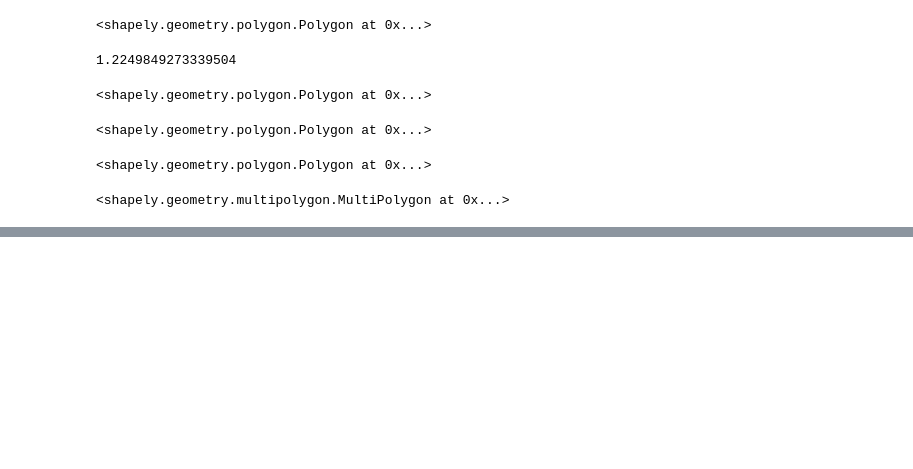
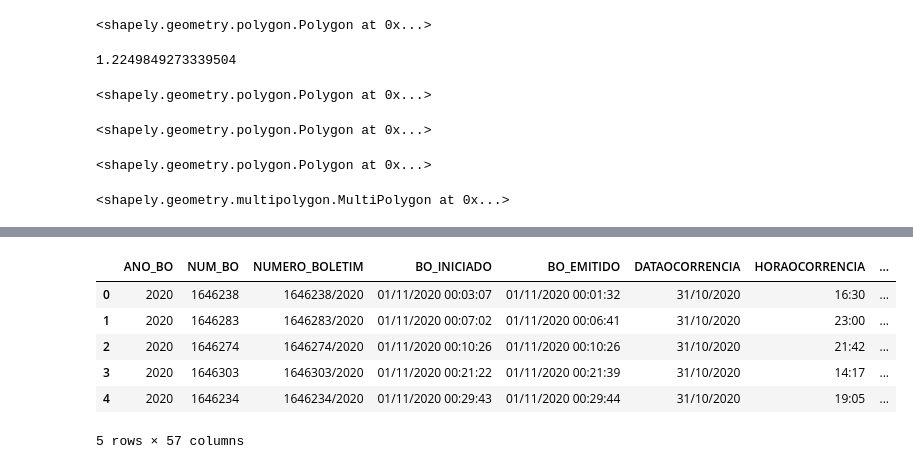
Before and after one commit to WesleyJw/Learning, a Jupyter notebook: Geoestatistica_pdi/GeopandasIntroduction.ipynb, the cells around one changed output, grey strips where cells are left out. Saved outputs shown, nothing was run; the diff lists cells and outputs as text; code cells hidden in the pictures; blank space fills up the shorter version.

```diff
--- a/Geoestatistica_pdi/GeopandasIntroduction.ipynb
+++ b/Geoestatistica_pdi/GeopandasIntroduction.ipynb
@@ -355,0 +373,11 @@ si_metric
+# %%
+roubos_ph = pd.read_excel("/home/wesley/Downloads/DatasetsTutorials/GeopandasCurse/dados_roubo_celular_sp_2020.xlsx")
+roubos_ph.head()
+# %% [output]
+|  | ANO_BO | NUM_BO | NUMERO_BOLETIM | BO_INICIADO | BO_EMITIDO | DATAOCORRENCIA | HORAOCORRENCIA | ... |
+| 0 | 2020 | 1646238 | 1646238/2020 | 01/11/2020 00:03:07 | 01/11/2020 00:01:32 | 31/10/2020 | 16:30 | ... |
+| 1 | 2020 | 1646283 | 1646283/2020 | 01/11/2020 00:07:02 | 01/11/2020 00:06:41 | 31/10/2020 | 23:00 | ... |
+| 2 | 2020 | 1646274 | 1646274/2020 | 01/11/2020 00:10:26 | 01/11/2020 00:10:26 | 31/10/2020 | 21:42 | ... |
+| 3 | 2020 | 1646303 | 1646303/2020 | 01/11/2020 00:21:22 | 01/11/2020 00:21:39 | 31/10/2020 | 14:17 | ... |
+| 4 | 2020 | 1646234 | 1646234/2020 | 01/11/2020 00:29:43 | 01/11/2020 00:29:44 | 31/10/2020 | 19:05 | ... |
+5 rows × 57 columns
```
Also changed, not shown: parts of 15 cells of this notebook.
